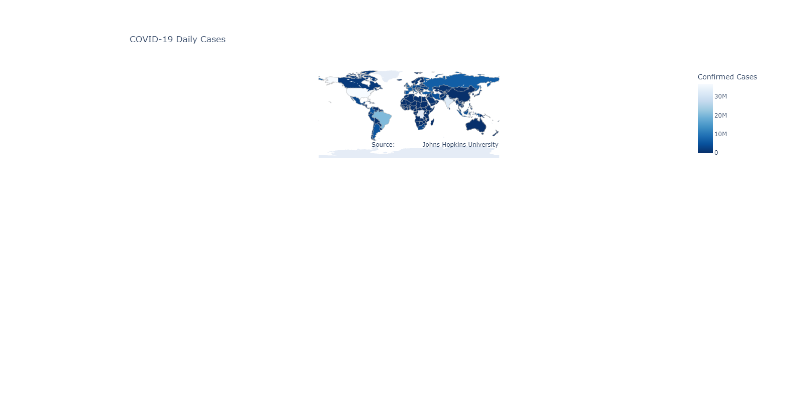
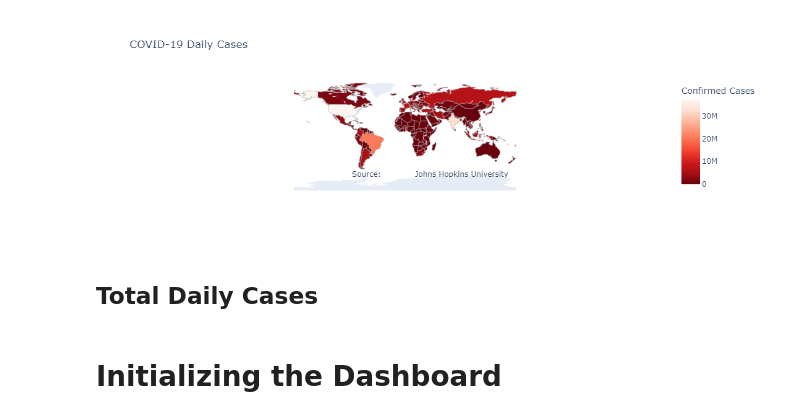
Before and after one commit to cpepingco/COVID-19-Dash, a Jupyter notebook: Visualizations.ipynb, the cells around one changed output. Saved outputs shown, nothing was run; the diff lists cells and outputs as text; code cells hidden in the pictures; blank space fills up the shorter version.

```diff
--- a/Visualizations.ipynb
+++ b/Visualizations.ipynb
@@ -34,3 +43,7 @@ covid_latest.head()
+# %%
+#Just select countries and not including provinces/states
+#This would mean that the Province/State column is NaN
+covid_latest = covid_latest.loc[covid_latest['Province/State'].isna()]
 # %%
 #Map for daily confirmed cases
 fig = go.Figure(data=go.Choropleth(
@@ -38,33 +51,35 @@ fig = go.Figure(data=go.Choropleth(
     locationmode = 'country names', #make this reactive to whatever country is selected
     z = covid_latest['confirmed'], #will make this reactive-- input either confirmed, deaths, or recovered
     text =covid_latest['Country/Region'],
-    colorscale = 'Blues',
+    colorscale = 'Reds',
     autocolorscale=False,
     reversescale=True,
     marker_line_color='darkgray',
     marker_line_width=0.5,
-    colorbar_title = 'Confirmed Cases',
+    colorbar_title = 'Confirmed Cases', #make this reactive
 ))
 
 
 fig.update_layout(
     title_text='COVID-19 Daily Cases',
     geo=dict(
         showframe=False,
         showcoastlines=False,
         projection_type='equirectangular'
     ),
     annotations = [dict(
         x=0.55,
         y=0.1,
         xref='paper',
         yref='paper',
         text='Source: <a href="https://github.com/CSSEGISandData/COVID-19">\
             Johns Hopkins University </a>',
         showarrow = False
     )]
 )
 
 fig.show()
 # %% [output]
-[figure, old version]
+[figure, new version]
+# %% [markdown]
+## Total Daily Cases
@@ -71,2 +91,4 @@ fig.show()
+# %% [markdown]
+# Initializing the Dashboard
 # %%
 #initialize dash app
```
Also changed, not shown: parts of 6 cells of this notebook, 1 other file.
